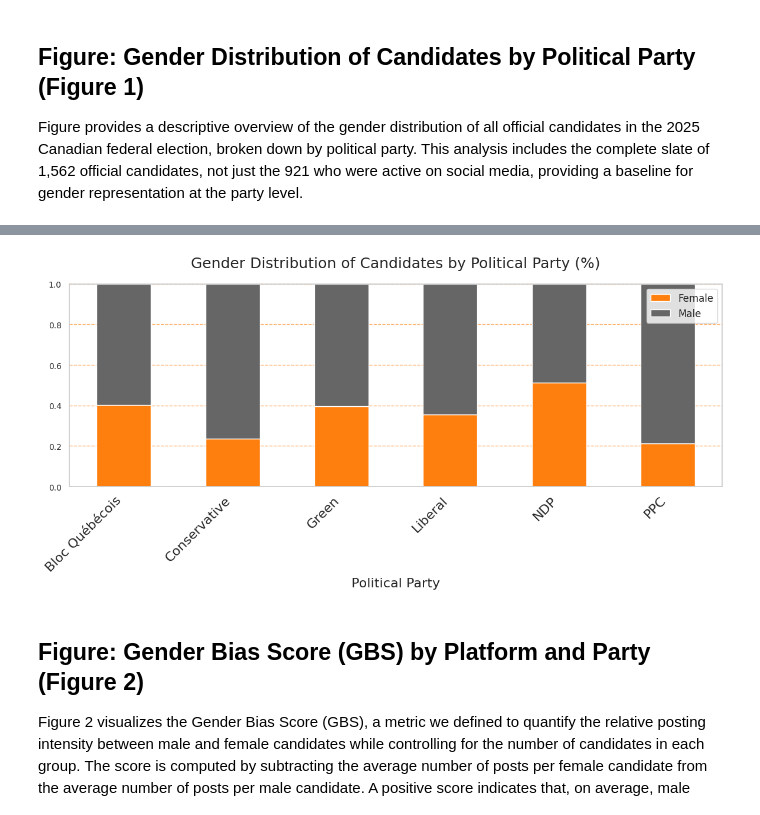
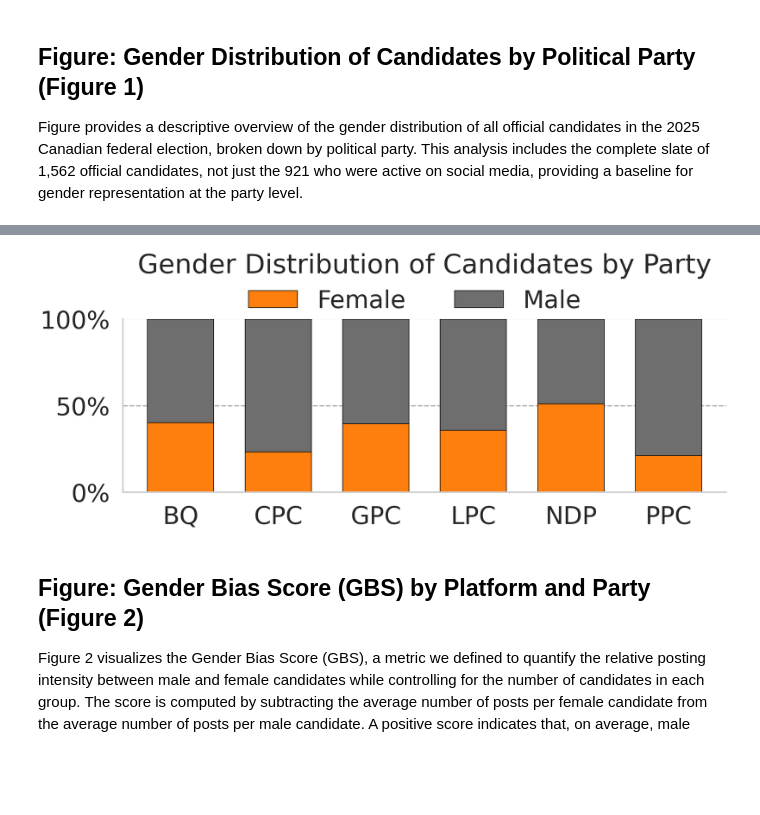
Before and after one commit to ZeynepP/gendered-political-discourse, a Jupyter notebook: gender-analysis.ipynb, the cells around one changed output, grey strips where cells are left out. Drawn from its saved outputs; the diff is of its cells as text; code cells hidden in the pictures; blank space fills up the shorter version.

```diff
--- a/gender-analysis.ipynb
+++ b/gender-analysis.ipynb
@@ -28,37 +47,84 @@ Official Candidates Dataset Size: 1562
 # %%
 import matplotlib.pyplot as plt
+import matplotlib.ticker as mtick
+import seaborn as sns
+import pandas as pd
+df = pd.read_json("./data/canada_2025_candidates.jsonl", lines=True)
+print("Official Candidates Dataset Size:", len(df))
+sns.set_context('paper', font_scale=1.8)
+df['gender'] = df['gender'].astype(str).str.strip().str.title()
 
-df['gender'] = df['gender'].str.strip().str.title()
+# Robust party column
+party_col = 'Party' if 'Party' in df.columns else 'party'
 
-gender_by_party = df.groupby(['Party', 'gender']).size().unstack(fill_value=0)
-gender_by_party_pct = gender_by_party.div(gender_by_party.sum(axis=1), axis=0)  # normalize
+# Keep only Male/Female
+df = df[df['gender'].isin(['Female', 'Male'])].copy()
 
-colors = {'Female': '#FF7F0E', 'Male': '#666666'}
+# Group and normalize
+gender_by_party = df.groupby([party_col, 'gender']).size().unstack(fill_value=0)
 
-fig, ax = plt.subplots(figsize=(12, 6))
+for g in ['Female', 'Male']:
+    if g not in gender_by_party.columns:
+        gender_by_party[g] = 0
 
-gender_by_party_pct[['Female','Male']].plot(
+gender_by_party = gender_by_party[['Female', 'Male']]
+gender_by_party_pct = gender_by_party.div(gender_by_party.sum(axis=1), axis=0)
+
+# Order parties explicitly
+party_order = ['Bloc Québécois', 'Conservative', 'Green', 'Liberal', 'NDP', 'PPC']
+gender_by_party_pct = gender_by_party_pct.reindex(party_order)
+
+# Short labels for readability
+short_labels = ['BQ', 'CPC', 'GPC', 'LPC', 'NDP', 'PPC']
+
+# ---- Plot ----
+fig, ax = plt.subplots(figsize=(FULL_W, 2.6))
+
+gender_by_party_pct.plot(
     kind='bar',
     stacked=True,
-    color=[colors['Female'], colors['Male']],
-    ax=ax
+    color=[GENDER_PALETTE['Female'], GENDER_PALETTE['Male']],
+    ax=ax,
+    width=0.68,
+    edgecolor='black',
+    linewidth=0.4
 )
-fig.patch.set_facecolor("white")
-ax.set_facecolor("white")
 
-plt.title("Gender Distribution of Candidates by Political Party (%)", fontsize=18, pad=20)
-plt.xlabel("Political Party", fontsize=16)
-plt.ylabel("", fontsize=14)
+ax.set_title("Gender Distribution of Candidates by Party", pad=30)
+ax.set_xlabel("")
+ax.set_ylabel("")
 
-# Legend
-plt.legend(title="", title_fontsize=14, fontsize=12, loc="upper right")
+ax.set_xticklabels(short_labels, rotation=0)
+ax.set_ylim(0, 1)
 
-plt.xticks(rotation=45, ha="right", fontsize=16)
-plt.yticks(fontsize=10)
-plt.ylim(0, 1)
+ax.set_yticks([0, 0.5, 1.0])
+ax.yaxis.set_major_formatter(mtick.PercentFormatter(1.0, decimals=0))
 
-plt.grid(axis='y', linestyle='--', alpha=0.6, color="#FF7F0E")
+# 50% reference line
+ax.axhline(0.5, color='gray', linestyle='--', linewidth=0.8, alpha=0.7, zorder=0)
 
-plt.tight_layout()
+# Light grid only on y
+ax.grid(axis='y', linestyle='--', linewidth=0.5, alpha=0.35)
+ax.grid(axis='x', visible=False)
+
+# Cleaner spines
+ax.spines['top'].set_visible(False)
+ax.spines['right'].set_visible(False)
+
+# Legend above, centered
+handles, labels = ax.get_legend_handles_labels()
+ax.legend_.remove()
+fig.legend(
+    handles, labels,
+    loc='upper center',
+    bbox_to_anchor=(0.5, 1.00),
+    ncol=2,
+    frameon=False,
+    title=""
+)
+
+fig.subplots_adjust(top=0.82, bottom=0.22)
+
+plt.savefig(f"{FIG_DIR}/icwsm_fig1.png")
 plt.show()
 # %% [output]
@@ -65,4 +132,4 @@ plt.show()
-[figure, old version]
+[figure, new version]
 # %% [markdown]
 ## Figure: Gender Bias Score (GBS) by Platform and Party (Figure 2)
 Figure 2 visualizes the Gender Bias Score (GBS), a metric we defined to quantify the relative posting intensity between male and female candidates while controlling for the number of candidates in each group. The score is computed by subtracting the average number of posts per female candidate from the average number of posts per male candidate. A positive score indicates that, on average, male candidates post more frequently, while a negative score indicates greater posting intensity for female candidates.
```
Also changed, not shown: parts of 12 cells of this notebook, 15 other files.
